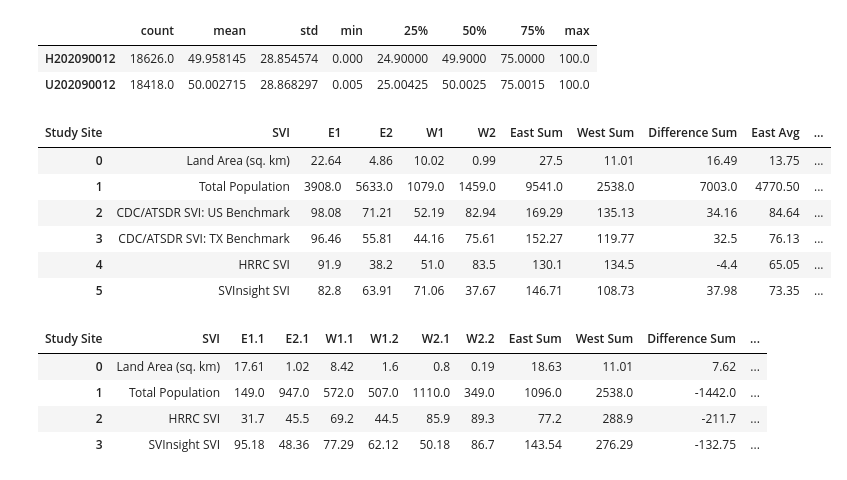
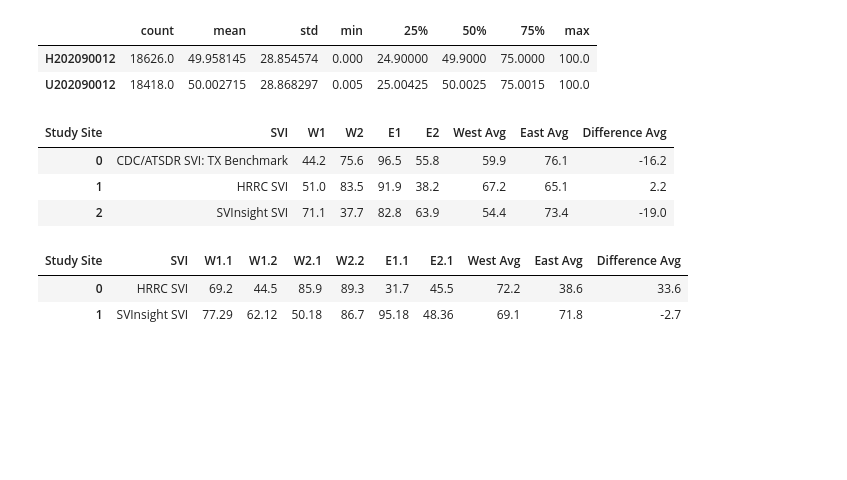
Before and after one commit to npr99/tu3SVI_Diverge, a Jupyter notebook: Posted/tu3svi4_6ev3_TablesFigures_2026-04-23.ipynb, the cells around one changed output. Drawn from its saved outputs; the diff is of its cells as text; code cells hidden in the pictures; blank space fills up the shorter version.

```diff
--- a/Posted/tu3svi4_6ev3_TablesFigures_2025-05-28.ipynb
+++ b/Posted/tu3svi4_6ev3_TablesFigures_2026-04-23.ipynb
@@ -52,7 +53,7 @@ if not os.path.exists(programname):
 Obtain data from about each variable in SVI data.
 # %%
 # read in original Version 1 data
-sourceprogram = "tu3svi4_2av2_SVIoptions_2025-04-16"
+sourceprogram = "tu3svi4_2av2_SVIoptions_2026-04-23"
 sourcefile = sourceprogram+"/"+sourceprogram+"_all_vars_tract2020.csv"
 # read in file and set ids as strings
 Tract_df = pd.read_csv(sourcefile, dtype={'TRACT2020':str})
@@ -502,60 +508,52 @@ table4_pt1['ALAND'] = table4_pt1['ALAND'] / convert_sq_m_to_sq_km
 table4_pt1 = table4_pt1.round(2)
 
 # rename columns
-table4_pt1.rename(columns={'C202090011': 'CDC/ATSDR SVI: US Benchmark',
-                            'C202090012': 'CDC/ATSDR SVI: TX Benchmark',
+table4_pt1.rename(columns={ 'C202090012': 'CDC/ATSDR SVI: TX Benchmark',
                             'H202090012': 'HRRC SVI',
                             'U202090012': 'SVInsight SVI',
-                            'H202010020': 'Total Population',
-                            'ALAND': 'Land Area (sq. km)',
                             'TRACT2020': 'Tract ID',
                             'airsite_name' : 'Study Site'}, inplace=True)
 # move airsite_name to the first column
-table4_pt1 = table4_pt1[['Study Site', 'Tract ID', 'Land Area (sq. km)', 'Total Population',
-                            'CDC/ATSDR SVI: US Benchmark', 'CDC/ATSDR SVI: TX Benchmark',
+table4_pt1 = table4_pt1[['Study Site', 'Tract ID',
+                             'CDC/ATSDR SVI: TX Benchmark',
                             'HRRC SVI', 'SVInsight SVI']]
 # sort by airsite_name
 table4_pt1 = table4_pt1.sort_values(by=['Study Site'])
 table4_pt1 = table4_pt1.T
 # set the first row as the header
 table4_pt1.columns = table4_pt1.iloc[0]
 # drop the first row
 table4_pt1 = table4_pt1.drop(table4_pt1.index[0])
 table4_pt1 = table4_pt1.drop(table4_pt1.index[0])
 # reset the index
 table4_pt1 = table4_pt1.reset_index()
 # rename the index column
 table4_pt1.rename(columns={'index': 'SVI'}, inplace=True)
-# add E1 and E2 together
-table4_pt1['East Sum'] = table4_pt1['E1'] + table4_pt1['E2']
+
 # add W1 and W2 together
-table4_pt1['West Sum'] = table4_pt1['W1'] + table4_pt1['W2']
-# calculate the difference between East and West
-table4_pt1['Difference Sum'] = table4_pt1['East Sum'] - table4_pt1['West Sum']
-
+table4_pt1['West Avg'] = (table4_pt1['W1'] + table4_pt1['W2'])/2
 # average E1 and E2 together
 table4_pt1['East Avg'] = (table4_pt1['E1'] + table4_pt1['E2'])/2
-# add W1 and W2 together
-table4_pt1['West Avg'] = (table4_pt1['W1'] + table4_pt1['W2'])/2
 # calculate the difference between East and West
-table4_pt1['Difference Avg'] = table4_pt1['East Avg'] - table4_pt1['West Avg']
+table4_pt1['Difference Avg'] = table4_pt1['West Avg'] - table4_pt1['East Avg']
 
 # format average columns to 1 decimal place
-table4_pt1['East Avg'] = table4_pt1['East Avg'].map("{:.2f}".format)
-table4_pt1['West Avg'] = table4_pt1['West Avg'].map("{:.2f}".format)
+table4_pt1['East Avg'] = table4_pt1['East Avg'].map("{:.1f}".format)
+table4_pt1['West Avg'] = table4_pt1['West Avg'].map("{:.1f}".format)
 # format difference columns to 1 decimal place
-table4_pt1['Difference Avg'] = table4_pt1['Difference Avg'].map("{:.2f}".format)
+table4_pt1['Difference Avg'] = table4_pt1['Difference Avg'].map("{:.1f}".format)
 
+# reorder columns
+table4_pt1 = table4_pt1[['SVI', 'W1', 'W2', 'E1', 'E2', 'West Avg', 'East Avg', 'Difference Avg']]
 
+# format all columns to 1 decimal place
+table4_pt1[table4_pt1.columns[1:]] = table4_pt1[table4_pt1.columns[1:]].map(lambda x: "{:.1f}".format(float(x)))
 table4_pt1
 # %% [output]
-| Study Site | SVI | E1 | E2 | W1 | W2 | East Sum | West Sum | Difference Sum | East Avg | ... |
-| 0 | Land Area (sq. km) | 22.64 | 4.86 | 10.02 | 0.99 | 27.5 | 11.01 | 16.49 | 13.75 | ... |
-| 1 | Total Population | 3908.0 | 5633.0 | 1079.0 | 1459.0 | 9541.0 | 2538.0 | 7003.0 | 4770.50 | ... |
-| 2 | CDC/ATSDR SVI: US Benchmark | 98.08 | 71.21 | 52.19 | 82.94 | 169.29 | 135.13 | 34.16 | 84.64 | ... |
-| 3 | CDC/ATSDR SVI: TX Benchmark | 96.46 | 55.81 | 44.16 | 75.61 | 152.27 | 119.77 | 32.5 | 76.13 | ... |
-| 4 | HRRC SVI | 91.9 | 38.2 | 51.0 | 83.5 | 130.1 | 134.5 | -4.4 | 65.05 | ... |
-| 5 | SVInsight SVI | 82.8 | 63.91 | 71.06 | 37.67 | 146.71 | 108.73 | 37.98 | 73.35 | ... |
+| Study Site | SVI | W1 | W2 | E1 | E2 | West Avg | East Avg | Difference Avg |
+| 0 | CDC/ATSDR SVI: TX Benchmark | 44.2 | 75.6 | 96.5 | 55.8 | 59.9 | 76.1 | -16.2 |
+| 1 | HRRC SVI | 51.0 | 83.5 | 91.9 | 38.2 | 67.2 | 65.1 | 2.2 |
+| 2 | SVInsight SVI | 71.1 | 37.7 | 82.8 | 63.9 | 54.4 | 73.4 | -19.0 |
 # %%
 # select southeast texas counties
 svi_bg_gdf_setx = BG_df[BG_df['SETX'] == 1].copy(deep=True)
@@ -572,12 +570,10 @@ table4_pt2 = table4_pt2.round(2)
 # rename columns
 table4_pt2.rename(columns={ 'H202090012': 'HRRC SVI',
                             'U202090012': 'SVInsight SVI',
-                            'H202010020': 'Total Population',
-                            'ALAND': 'Land Area (sq. km)',
                             'BG2020': 'BG ID',
                             'airsite_name' : 'Study Site'}, inplace=True)
 # move airsite_name to the first column
-table4_pt2 = table4_pt2[['Study Site', 'BG ID', 'Land Area (sq. km)', 'Total Population',
+table4_pt2 = table4_pt2[['Study Site', 'BG ID',
                             'HRRC SVI', 'SVInsight SVI']]
 # sort by airsite_name
 table4_pt2 = table4_pt2.sort_values(by=['Study Site'])
@@ -591,32 +587,29 @@ table4_pt2 = table4_pt2.drop(table4_pt2.index[0])
 table4_pt2 = table4_pt2.reset_index()
 # rename the index column
 table4_pt2.rename(columns={'index': 'SVI'}, inplace=True)
-# add E1 and E2 together
-table4_pt2['East Sum'] = table4_pt2['E1.1'] + table4_pt2['E2.1']
+
 # add W1 and W2 together
-table4_pt2['West Sum'] = table4_pt2['W1.1'] + table4_pt2['W1.2'] + table4_pt2['W2.1'] + table4_pt2['W2.2']
-# calculate the difference between East and West
-table4_pt2['Difference Sum'] = table4_pt2['East Sum'] - table4_pt2['West Sum']
-
+table4_pt2['West Avg'] = (table4_pt2['W1.1'] + table4_pt2['W1.2'] + table4_pt2['W2.1'] + table4_pt2['W2.2']) / 4
 # average E1 and E2 together
 table4_pt2['East Avg'] = (table4_pt2['E1.1'] + table4_pt2['E2.1']) /2
-# add W1 and W2 together
-table4_pt2['West Avg'] = (table4_pt2['W1.1'] + table4_pt2['W1.2'] + table4_pt2['W2.1'] + table4_pt2['W2.2']) / 4
 # calculate the difference between East and West
-table4_pt2['Difference Avg'] = table4_pt2['East Avg'] - table4_pt2['West Avg']
+table4_pt2['Difference Avg'] = table4_pt2['West Avg'] - table4_pt2['East Avg']
 
 # format average columns to 1 decimal place
-table4_pt2['East Avg'] = table4_pt2['East Avg'].map("{:.2f}".format)
-table4_pt2['West Avg'] = table4_pt2['West Avg'].map("{:.2f}".format)
+table4_pt2['East Avg'] = table4_pt2['East Avg'].map("{:.1f}".format)
+table4_pt2['West Avg'] = table4_pt2['West Avg'].map("{:.1f}".format)
 # format difference columns to 1 decimal place
-table4_pt2['Difference Avg'] = table4_pt2['Difference Avg'].map("{:.2f}".format)
+table4_pt2['Difference Avg'] = table4_pt2['Difference Avg'].map("{:.1f}".format)
+
+# reorder columns
+table4_pt2 = table4_pt2[['SVI', 'W1.1', 'W1.2', 'W2.1', 'W2.2', 'E1.1', 'E2.1', 'West Avg', 'East Avg', 'Difference Avg']]
+
+
 table4_pt2
 # %% [output]
-| Study Site | SVI | E1.1 | E2.1 | W1.1 | W1.2 | W2.1 | W2.2 | East Sum | West Sum | Difference Sum | ... |
-| 0 | Land Area (sq. km) | 17.61 | 1.02 | 8.42 | 1.6 | 0.8 | 0.19 | 18.63 | 11.01 | 7.62 | ... |
-| 1 | Total Population | 149.0 | 947.0 | 572.0 | 507.0 | 1110.0 | 349.0 | 1096.0 | 2538.0 | -1442.0 | ... |
-| 2 | HRRC SVI | 31.7 | 45.5 | 69.2 | 44.5 | 85.9 | 89.3 | 77.2 | 288.9 | -211.7 | ... |
-| 3 | SVInsight SVI | 95.18 | 48.36 | 77.29 | 62.12 | 50.18 | 86.7 | 143.54 | 276.29 | -132.75 | ... |
+| Study Site | SVI | W1.1 | W1.2 | W2.1 | W2.2 | E1.1 | E2.1 | West Avg | East Avg | Difference Avg |
+| 0 | HRRC SVI | 69.2 | 44.5 | 85.9 | 89.3 | 31.7 | 45.5 | 72.2 | 38.6 | 33.6 |
+| 1 | SVInsight SVI | 77.29 | 62.12 | 50.18 | 86.7 | 95.18 | 48.36 | 69.1 | 71.8 | -2.7 |
 # %%
 # save table 4 part 1 and part 2 as csv
 table4_pt1.to_csv(programname+"/"+programname+"_table4_part1.csv", index=False)
```
Also changed, not shown: parts of 7 cells of this notebook, 12 other files.
